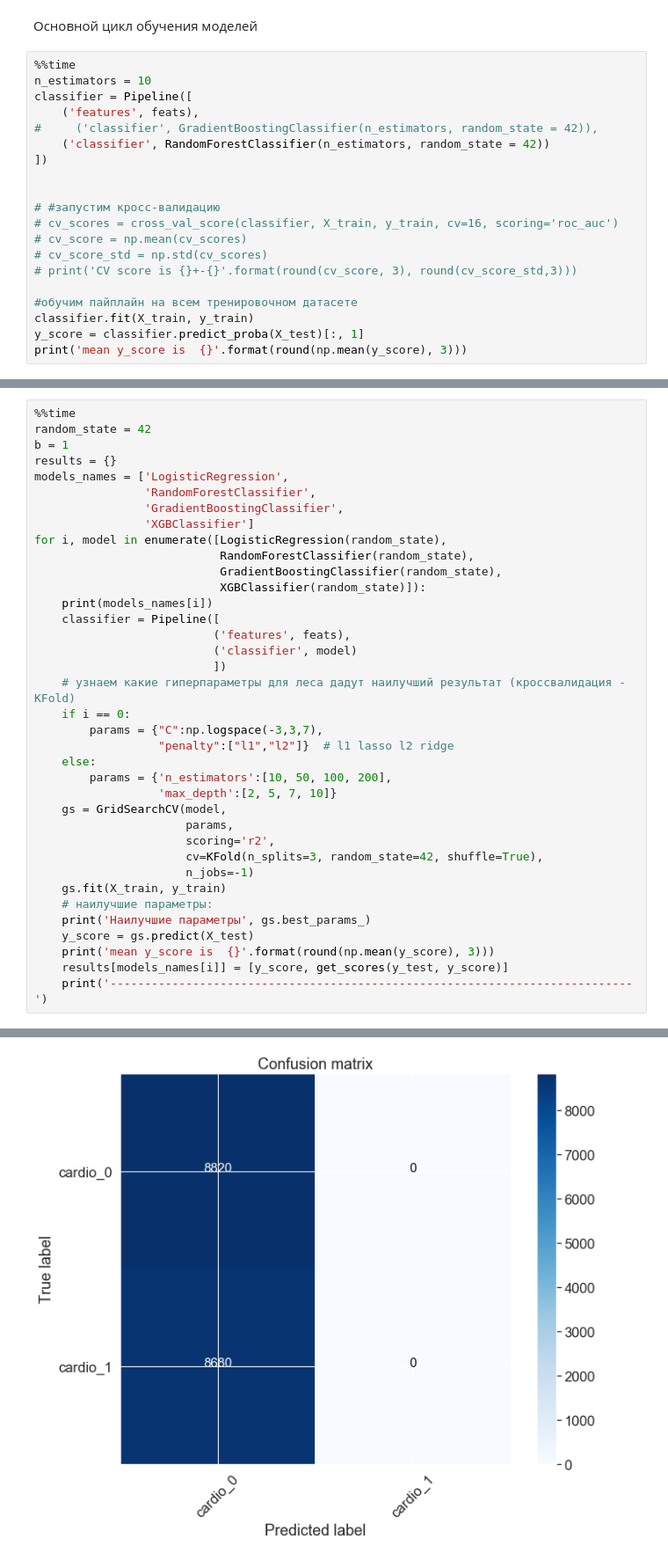
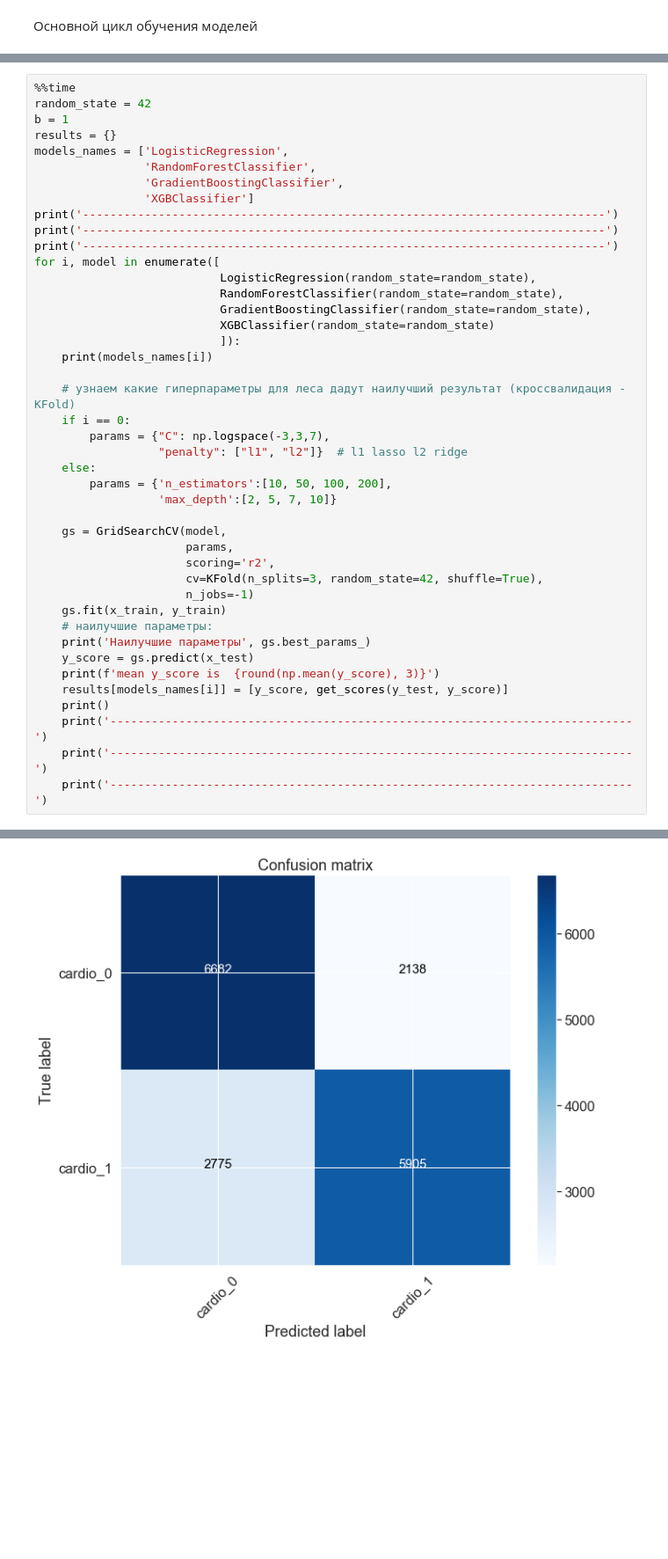
Before and after one commit to M-Arthur-A/ML-in-business, a Jupyter notebook: 3_Metrics-behavior/HW3.ipynb, the cells around one changed output, grey strips where cells are left out. Shown at 88% size. Cells and saved outputs as stored; diff of their text form; blank space fills up the shorter version.

```diff
--- a/3_Metrics-behavior/HW3.ipynb
+++ b/3_Metrics-behavior/HW3.ipynb
@@ -246,23 +222,3 @@ True_neg  = {TNR:.3f}\n')
             }
 # %% [markdown]
 Основной цикл обучения моделей
-# %%
-%%time
-n_estimators = 10
-classifier = Pipeline([
-    ('features', feats),
-#     ('classifier', GradientBoostingClassifier(n_estimators, random_state = 42)),
-    ('classifier', RandomForestClassifier(n_estimators, random_state = 42))
-])
-
-
-# #запустим кросс-валидацию
-# cv_scores = cross_val_score(classifier, X_train, y_train, cv=16, scoring='roc_auc')
-# cv_score = np.mean(cv_scores)
-# cv_score_std = np.std(cv_scores)
-# print('CV score is {}+-{}'.format(round(cv_score, 3), round(cv_score_std,3)))
-
-#обучим пайплайн на всем тренировочном датасете
-classifier.fit(X_train, y_train)
-y_score = classifier.predict_proba(X_test)[:, 1]
-print('mean y_score is  {}'.format(round(np.mean(y_score), 3)))
@@ -279,32 +231,38 @@ models_names = ['LogisticRegression',
                 'RandomForestClassifier',
                 'GradientBoostingClassifier',
                 'XGBClassifier']
-for i, model in enumerate([LogisticRegression(random_state),
-                           RandomForestClassifier(random_state),
-                           GradientBoostingClassifier(random_state),
-                           XGBClassifier(random_state)]):
+print('----------------------------------------------------------------------------')
+print('----------------------------------------------------------------------------')
+print('----------------------------------------------------------------------------')
+for i, model in enumerate([
+                           LogisticRegression(random_state=random_state),
+                           RandomForestClassifier(random_state=random_state),
+                           GradientBoostingClassifier(random_state=random_state),
+                           XGBClassifier(random_state=random_state)
+                           ]):
     print(models_names[i])
-    classifier = Pipeline([
-                          ('features', feats),
-                          ('classifier', model)
-                          ])
+
     # узнаем какие гиперпараметры для леса дадут наилучший результат (кроссвалидация - KFold)
     if i == 0:
-        params = {"C":np.logspace(-3,3,7),
-                  "penalty":["l1","l2"]}  # l1 lasso l2 ridge
+        params = {"C": np.logspace(-3,3,7),
+                  "penalty": ["l1", "l2"]}  # l1 lasso l2 ridge
     else:
         params = {'n_estimators':[10, 50, 100, 200],
                   'max_depth':[2, 5, 7, 10]}
+
     gs = GridSearchCV(model,
                       params,
                       scoring='r2',
                       cv=KFold(n_splits=3, random_state=42, shuffle=True),
                       n_jobs=-1)
-    gs.fit(X_train, y_train)
+    gs.fit(x_train, y_train)
     # наилучшие параметры:
     print('Наилучшие параметры', gs.best_params_)
-    y_score = gs.predict(X_test)
-    print('mean y_score is  {}'.format(round(np.mean(y_score), 3)))
+    y_score = gs.predict(x_test)
+    print(f'mean y_score is  {round(np.mean(y_score), 3)}')
     results[models_names[i]] = [y_score, get_scores(y_test, y_score)]
+    print()
     print('----------------------------------------------------------------------------')
+    print('----------------------------------------------------------------------------')
+    print('----------------------------------------------------------------------------')
 # %% [output]
@@ -326 +287 @@ Confusion matrix, without normalization
-[figure, old version]
+[figure, new version]
```
Also changed, not shown: parts of 11 cells of this notebook.
